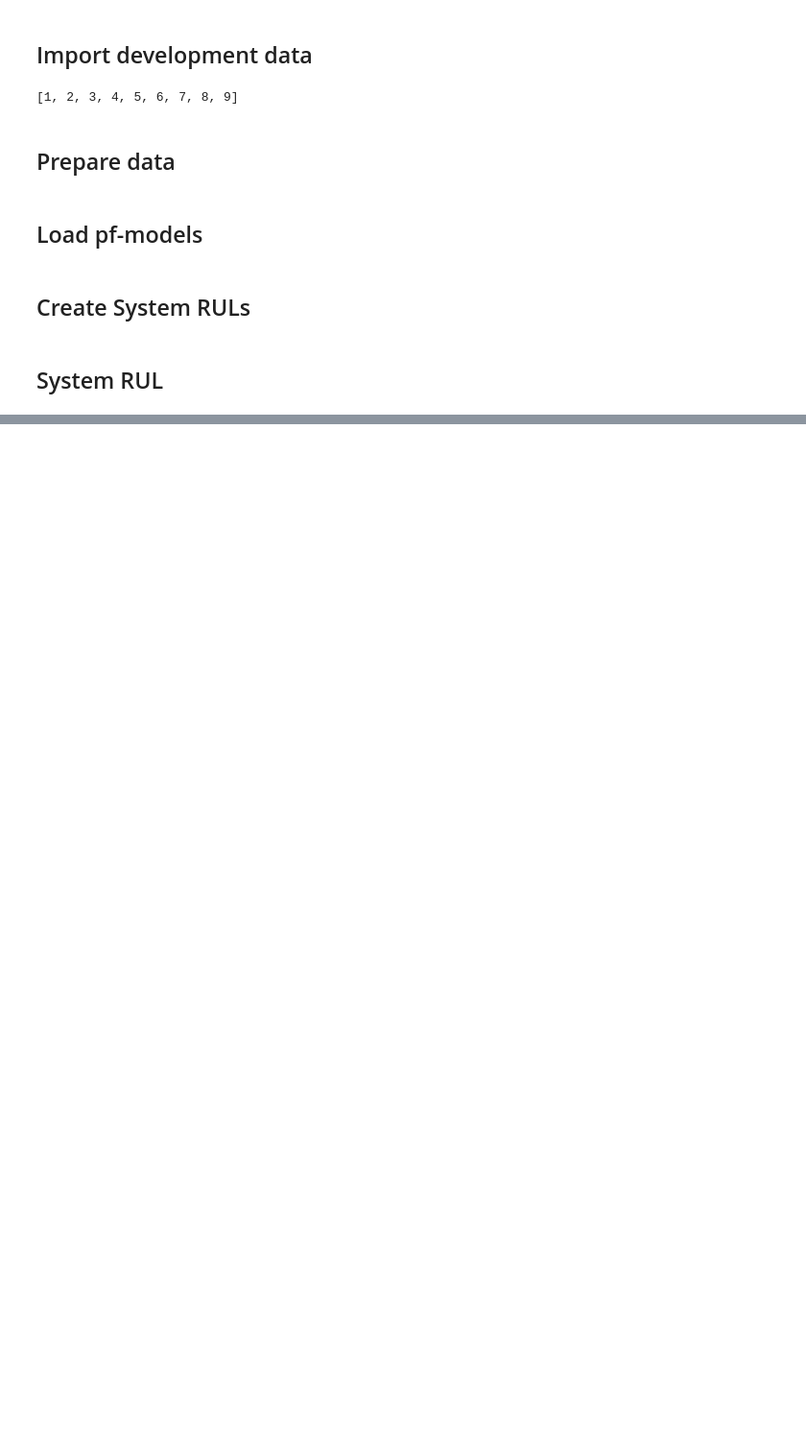
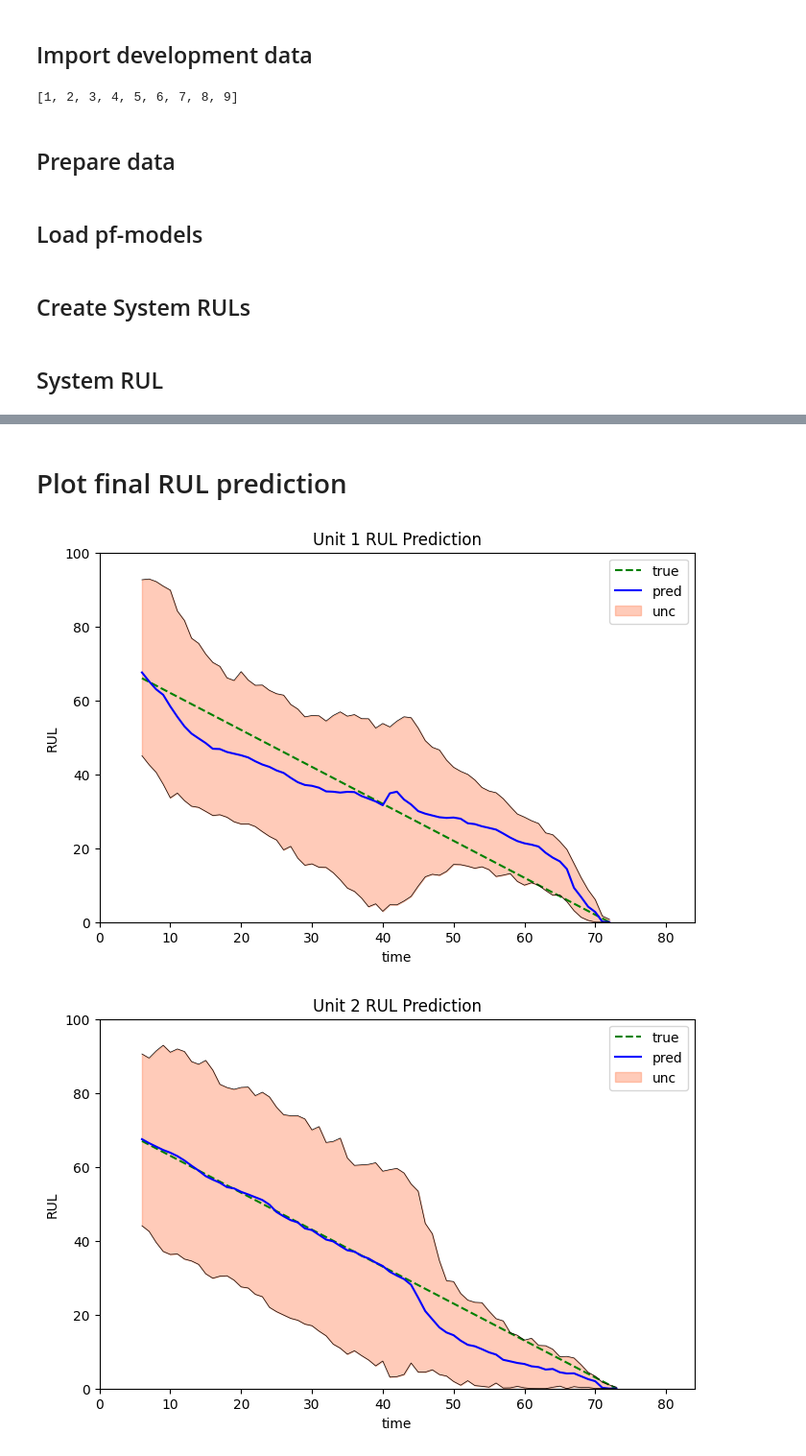
Before and after one commit to 4belito/deep-performance-rul, a Jupyter notebook: 7-system_rul_eval.ipynb, the cells around one changed output, grey strips where cells are left out. Shown at 96% size. Drawn from its saved outputs; the diff is of its cells as text; code cells hidden in the pictures; blank space fills up the shorter version.

```diff
--- a/7-system_rul_eval.ipynb
+++ b/7-system_rul_eval.ipynb
@@ -21,13 +21,13 @@ from src.helpers.visualization import create_rul_prediciton_frame
 data_name = "DS03"
 
 device = "cpu"
-pf_dir_name = 'pf_perform_relu64x64'
+pf_dir_name = 'pf_perform_futloss_128x128x64x32leaky0.05'
 # %% [markdown]
 ## Hyper-Parameters
 # %%
 # PF-net architecture
-hidden_dims = [64,64]
-activation = torch.nn.ReLU()
+hidden_dims = [128,128,64,32]
+activation = torch.nn.LeakyReLU(0.05)
 
 # PF parameters
 n_particles = 2400
@@ -98,7 +98,6 @@ for name in perform_names:
 		train_degmodels = [copy.deepcopy(model) for i, model in enumerate(degmodels) if units[i] != eval_unit]
 		perform_pfs[eval_unit] = ParticleFilterModel(base_models = train_degmodels,
                                             net = net,
-                                            max_life=100,
                                             n_particles=n_particles,
         									multiply_scale=multiply_scale,
         									name=f'{name}_eval unit{eval_unit}').to(device)
@@ -186,0 +171,11 @@ for eval_unit in units:
+# %% [markdown]
+# Plot final RUL prediction
+# %%
+for unit in units:
+	fig, ax = plt.subplots(figsize=(8, 5))
+
+	plot_rul_from_dataframe(ax=ax, df=preds_df[preds_df['unit']==unit], t_max=eol_time,
+			title=f"Unit {unit} RUL Prediction")
+# %% [output]
+[figure, added]
+[figure, added]
```
Also changed, not shown: parts of 3 cells of this notebook, 12 other files.
